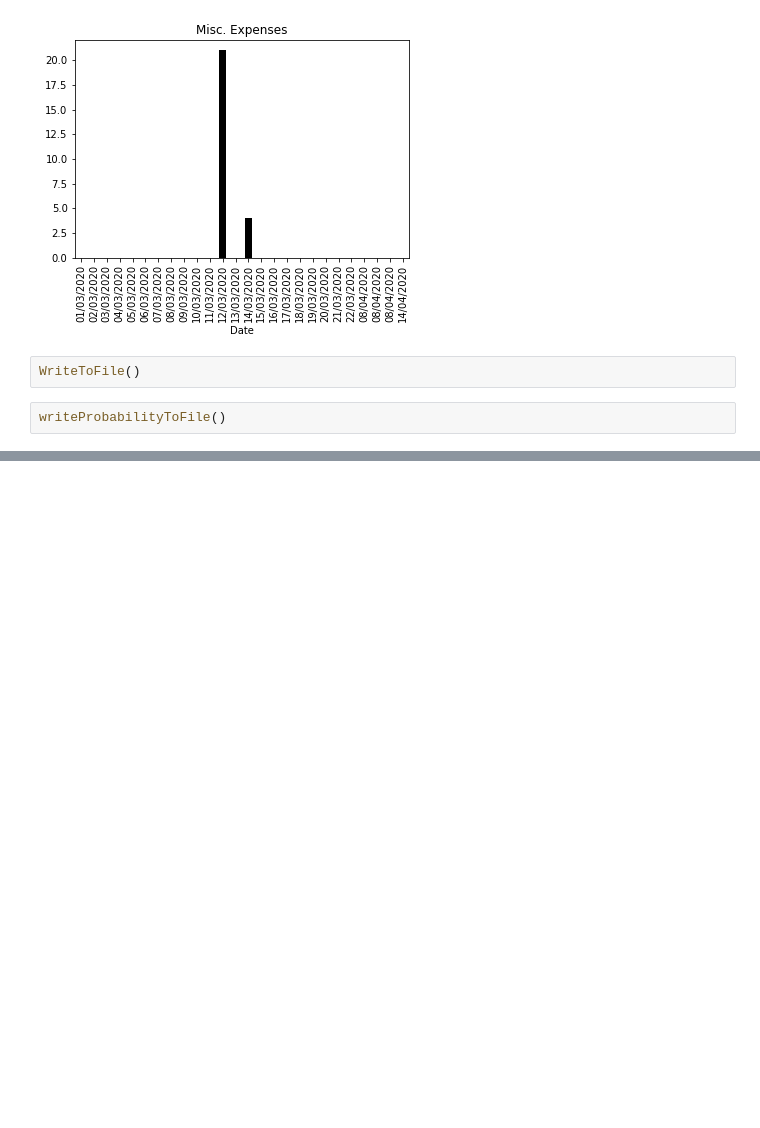
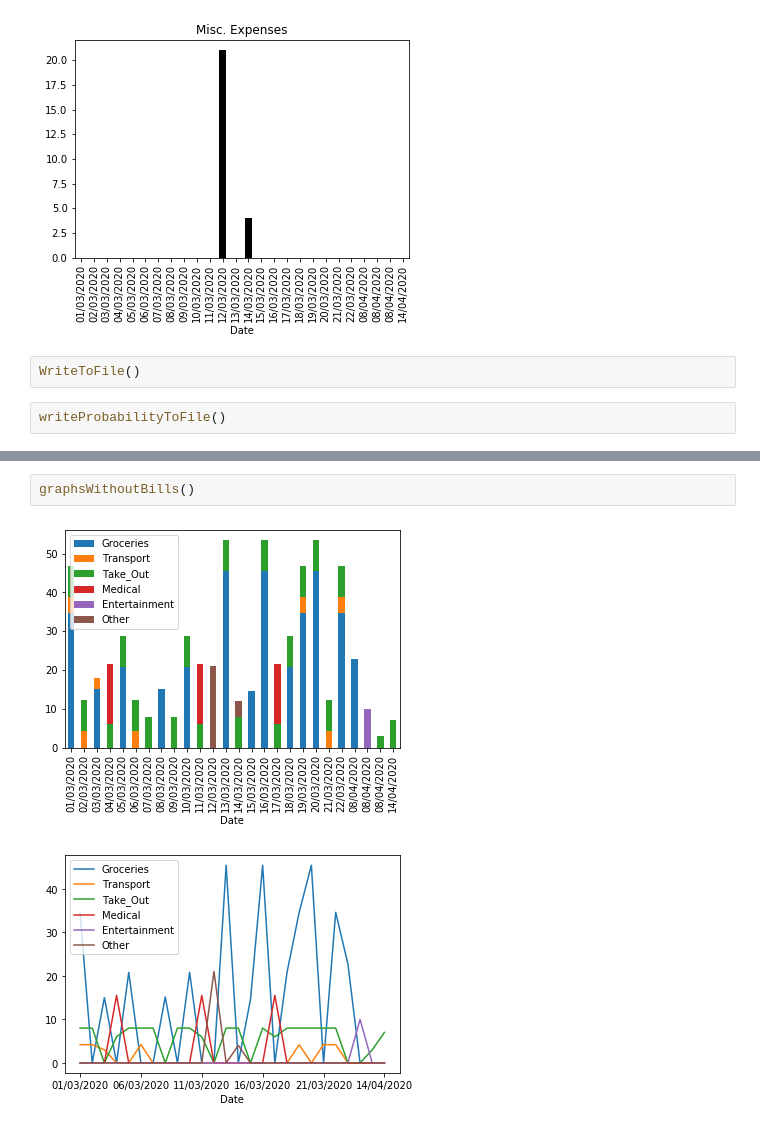
Before and after one commit to Aburr-sudo/VirtualWallet, a Jupyter notebook: Statistics Notebook.ipynb, the cells around one changed output, grey strips where cells are left out. Drawn from its saved outputs; the diff is of its cells as text; blank space fills up the shorter version.

```diff
--- a/Statistical Analysis and Graph Creation.ipynb
+++ b/Statistics Notebook.ipynb
@@ -178,0 +185,5 @@ writeProbabilityToFile()
+# %%
+graphsWithoutBills()
+# %% [output]
+[figure, added]
+[figure, added]
```
Also changed, not shown: parts of 3 cells of this notebook, 1 other file.
